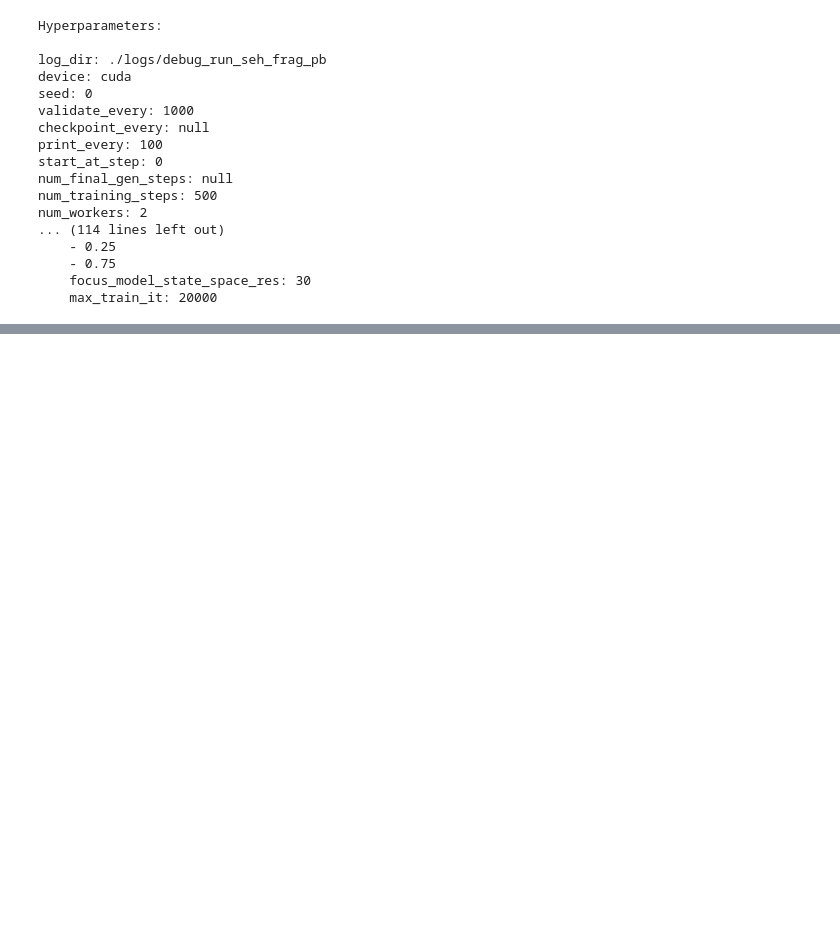
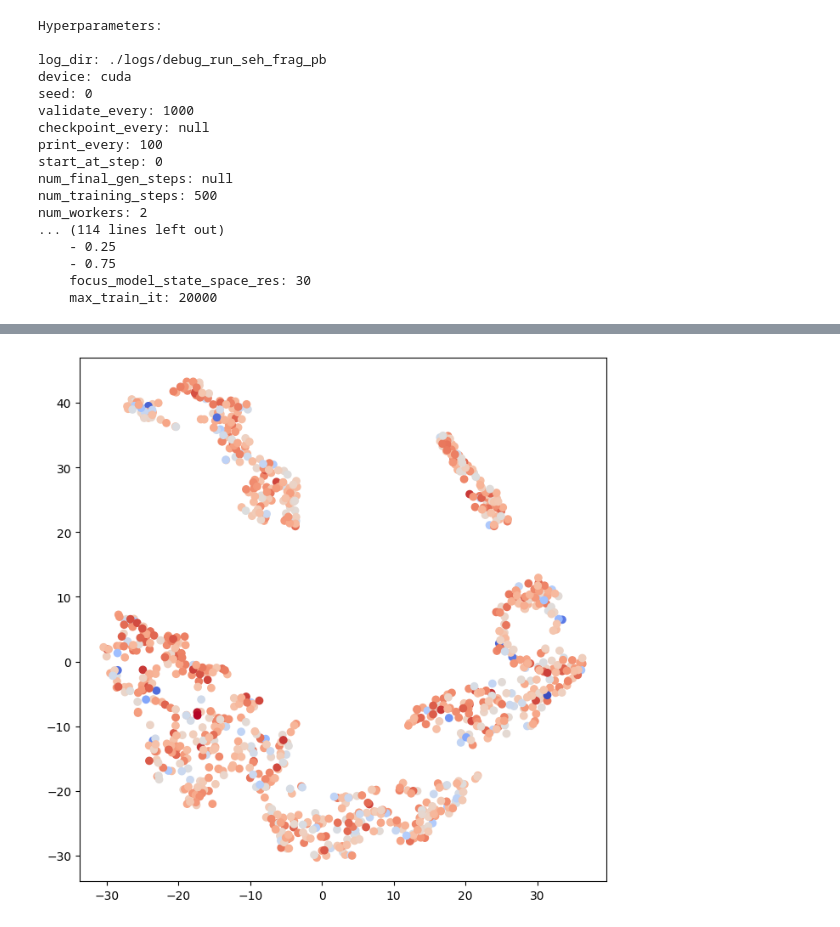
Before and after one commit to Winkielek/gflownet, a Jupyter notebook: notebooks/trajectories.ipynb, the cells around one changed output, grey strips where cells are left out. Cells and saved outputs as stored; diff of their text form; code cells hidden in the pictures; blank space fills up the shorter version.

```diff
--- a/notebooks/trajectories.ipynb
+++ b/notebooks/trajectories.ipynb
@@ -371,0 +563,4 @@ trial.ctx.graph_to_mol(traj[traj_id][-1][0])
+# %%
+encoder = Model(emb_nn.input, emb_nn.layers[2].output)
+# %%
+embeddings = encoder.predict(num_actions)
@@ -371,0 +569,14 @@ trial.ctx.graph_to_mol(traj[traj_id][-1][0])
+# %%
+enb_reduce = TSNE(n_components=2).fit_transform(embeddings)
+# %%
+def plt_reduce_space(x, color=rew):
+    '''
+    Plot Scatter with color
+    '''
+    plt.figure(figsize=(8, 8))
+    plt.scatter(x[:, 0], x[:, 1], c=color, cmap='coolwarm')
+    plt.show()
+# %%
+plt_reduce_space(enb_reduce)
+# %% [output]
+[figure, added]
```
Also changed, not shown: parts of 22 cells of this notebook.
